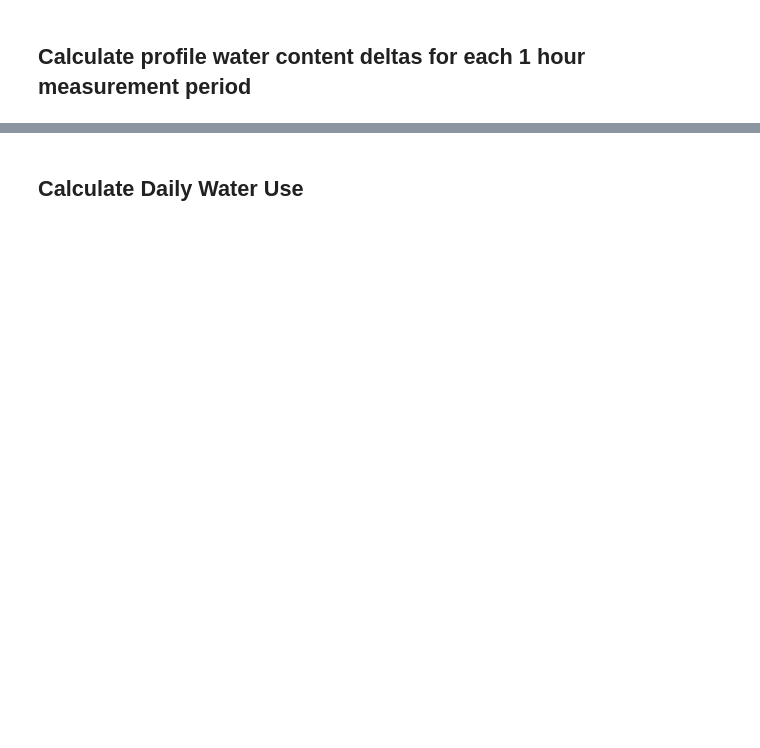
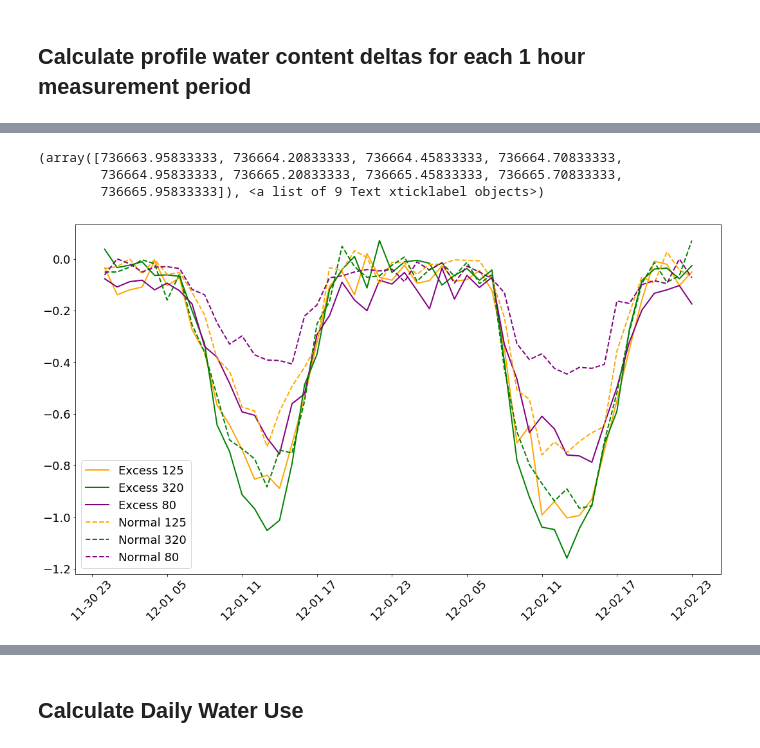
Before and after one commit to HamishBrownPFR/CropWaterAnalysis, a Jupyter notebook: Oats/LatentHeatFluxAnalysis.ipynb, the cells around one changed output, grey strips where cells are left out. Saved outputs shown, nothing was run; the diff lists cells and outputs as text; code cells hidden in the pictures; blank space fills up the shorter version.

```diff
--- a/Oats/LatentHeatFluxAnalysis.ipynb
+++ b/Oats/LatentHeatFluxAnalysis.ipynb
@@ -137,3 +164,18 @@ plt.xticks(rotation=45)
+# %%
+WaterDeltaHourly = WaterDelta.resample('h').sum()
+MeanWaterDeltaHourly = WaterDeltaHourly.groupby(level=['Irrigation', 'Nitrogen'],axis=1).mean()
+SEMWaterDeltaHourly = WaterDeltaHourly.groupby(level=['Irrigation', 'Nitrogen'],axis=1).std()/np.sqrt(4)
+Graph = plt.figure(figsize=(18,10))
+ax = Graph.add_subplot(1,1,1)
+GH.AddIndexedPlot(MeanWaterDeltaHourly.loc['2017-12-1':'2017-12-2',:],ax,GPs,2)
+plt.legend(fontsize=18)
+plt.tick_params(labelsize=18)
+plt.xticks(rotation=45)
+# %% [output]
+(array([736663.95833333, 736664.20833333, 736664.45833333, 736664.70833333,
+        736664.95833333, 736665.20833333, 736665.45833333, 736665.70833333,
+        736665.95833333]), <a list of 9 Text xticklabel objects>)
+[figure, added]
 # %%
 WaterUseHourly = WaterDeltaHourly
 WaterUseHourly = WaterUseHourly.where(WaterUseHourly<1)
```
Also changed, not shown: parts of 8 cells of this notebook, 5 other files.
